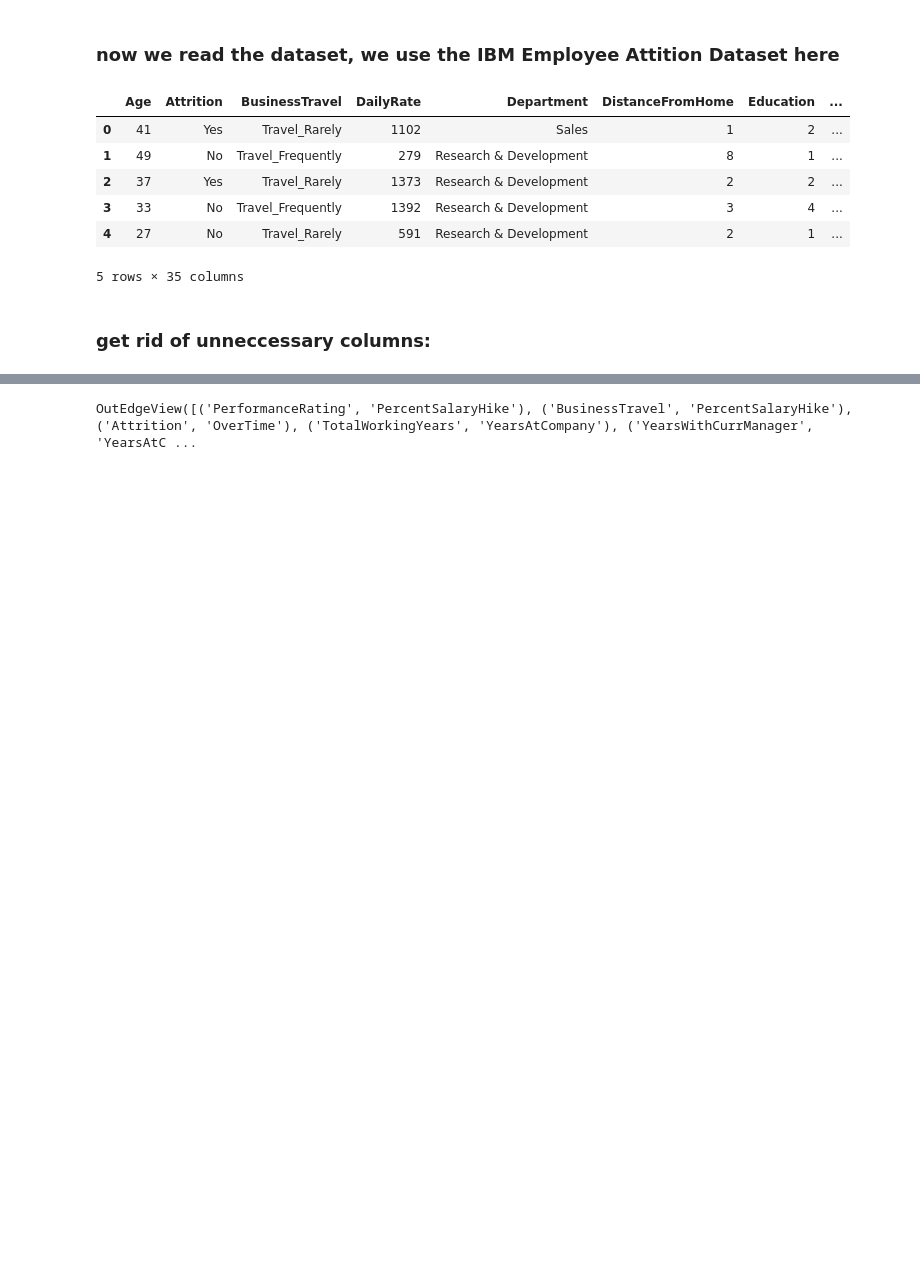
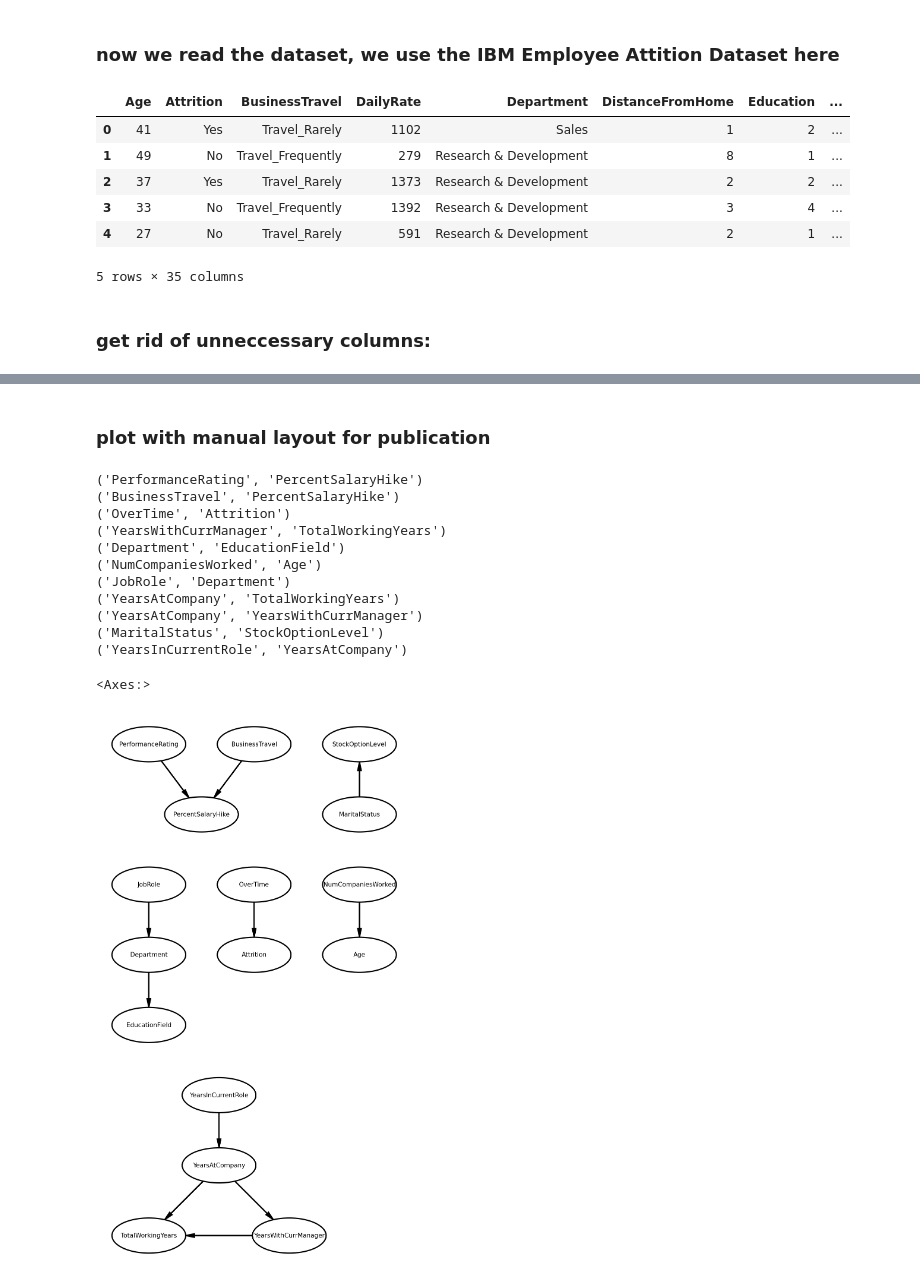
Before and after one commit to btelligent/CausalInferenceDemo, a Jupyter notebook: StructureLearning.ipynb, the cells around one changed output, grey strips where cells are left out. Drawn from its saved outputs; the diff is of its cells as text; code cells hidden in the pictures; blank space fills up the shorter version.

Commit message:
add daft to StructureLearning

```diff
--- a/StructureLearning.ipynb
+++ b/StructureLearning.ipynb
@@ -80,4 +63,59 @@ ax.collections[0].set_edgecolor("#000000")
-# %%
-    estimated_model.edges
-# %% [output]
-OutEdgeView([('PerformanceRating', 'PercentSalaryHike'), ('BusinessTravel', 'PercentSalaryHike'), ('Attrition', 'OverTime'), ('TotalWorkingYears', 'YearsAtCompany'), ('YearsWithCurrManager', 'YearsAtC ...
+# %% [markdown]
+### plot with manual layout for publication
+# %%
+
+# ff = "comic sans ms"
+ff = "impact"
+#ff = "times new roman"
+plt.rcParams["font.family"] = 'sans-serif'
+
+plt.rcParams["font.size"] =5
+
+pgm = daft.PGM(aspect=2.1, dpi=300)
+
+
+pgm.add_node("PerformanceRating", r"PerformanceRating",0 ,8)#5.0, 2.0, observed=True)
+pgm.add_node("PercentSalaryHike", r"PercentSalaryHike",0.75 ,7)#5.0, 2.0, observed=True)
+pgm.add_node("BusinessTravel", r"BusinessTravel",1.5,8)#5.0, 2.0, observed=True)
+
+pgm.add_node("StockOptionLevel", r"StockOptionLevel",3 ,8)#5.0, 2.0, observed=True)
+pgm.add_node("MaritalStatus", r"MaritalStatus",3 ,7)#5.0, 2.0, observed=True)
+
+
+pgm.add_node("JobRole", r"JobRole", 0, 6)# 3.0, 3.0)
+pgm.add_node("Department", r"Department", 0, 5)# 3.0, 2.0, observed=True)
+pgm.add_node("EducationField", r"EducationField", 0, 4)#, 5.0, 2.0, observed=True)
+
+pgm.add_node("Attrition", r"Attrition",1.5 ,5)#5.0, 2.0, observed=True)
+pgm.add_node("OverTime", r"OverTime",1.5 ,6)#5.0, 2.0, observed=True)
+
+pgm.add_node("Age", r"Age",3 ,5)#5.0, 2.0, observed=True)
+pgm.add_node("NumCompaniesWorked", r"NumCompaniesWorked",3 ,6)#5.0, 2.0, observed=True)
+
+pgm.add_node("YearsInCurrentRole", r"YearsInCurrentRole",1 ,3)#5.0, 2.0, observed=True)
+pgm.add_node("YearsAtCompany", r"YearsAtCompany",1 ,2)#5.0, 2.0, observed=True)
+pgm.add_node("YearsWithCurrManager", r"YearsWithCurrManager",2 ,1)#5.0, 2.0, observed=True)
+pgm.add_node("TotalWorkingYears", r"TotalWorkingYears",0 ,1)#5.0, 2.0, observed=True)
+
+
+for edge in estimated_model.edges:
+    pgm.add_edge(edge[0], edge[1])
+    print(edge)
+#pgm.add_edge("ugly", "bad")
+#pgm.add_edge("confused", "bad")
+
+pgm.render()
+# %% [output]
+('PerformanceRating', 'PercentSalaryHike')
+('BusinessTravel', 'PercentSalaryHike')
+('OverTime', 'Attrition')
+('YearsWithCurrManager', 'TotalWorkingYears')
+('Department', 'EducationField')
+('NumCompaniesWorked', 'Age')
+('JobRole', 'Department')
+('YearsAtCompany', 'TotalWorkingYears')
+('YearsAtCompany', 'YearsWithCurrManager')
+('MaritalStatus', 'StockOptionLevel')
+('YearsInCurrentRole', 'YearsAtCompany')
+<Axes:>
+[figure, added]
```
Also changed, not shown: parts of 7 cells of this notebook.
